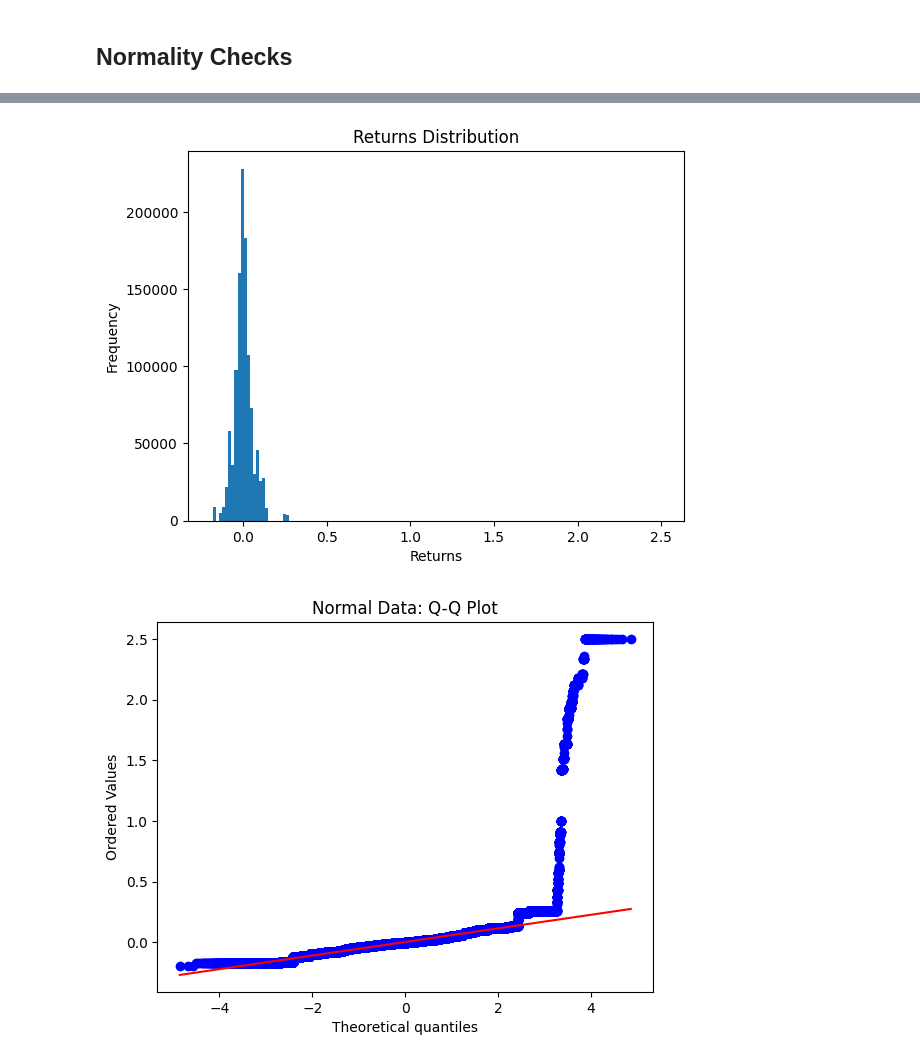
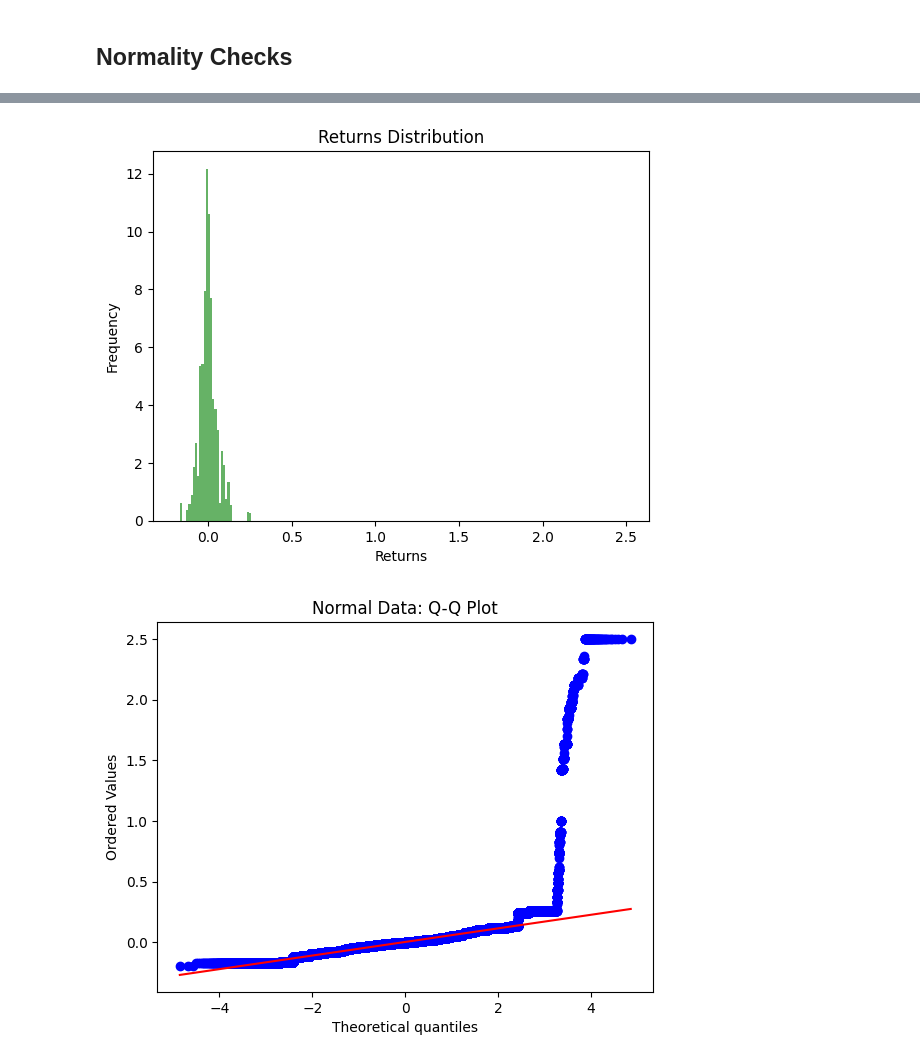
Before and after one commit to ianlai2/MSTR-Options-Research-SwIRL, a Jupyter notebook: options_return_exploration.ipynb, the cells around one changed output, grey strips where cells are left out. Drawn from its saved outputs; the diff is of its cells as text; code cells hidden in the pictures.

```diff
--- a/options_return_exploration.ipynb
+++ b/options_return_exploration.ipynb
@@ -171,14 +175,12 @@ Text(0, 0.5, 'Scaled Returns')
 # %%
-IQR = np.percentile(X, 75) - np.percentile(X, 25)
-binsize = np.round(2 * IQR / len(X)**(1/3))
-
-ax = X.plot(kind='hist', bins=150)
+b=int(2*(len(X)**(1/3)))
+ax = X.plot(kind='hist', bins=b, density=True, alpha=0.6, color='g')
 # ax.set_xlim(-5, 5)  # Set x-axis limits
 plt.title("Returns Distribution")
 plt.xlabel("Returns")
 plt.show()
 # %% [output]
-[figure, old version]
+[figure, new version]
 # %%
 import numpy as np
 import scipy.stats as stats
```
Also changed, not shown: parts of 4 cells of this notebook, 10 other files.
